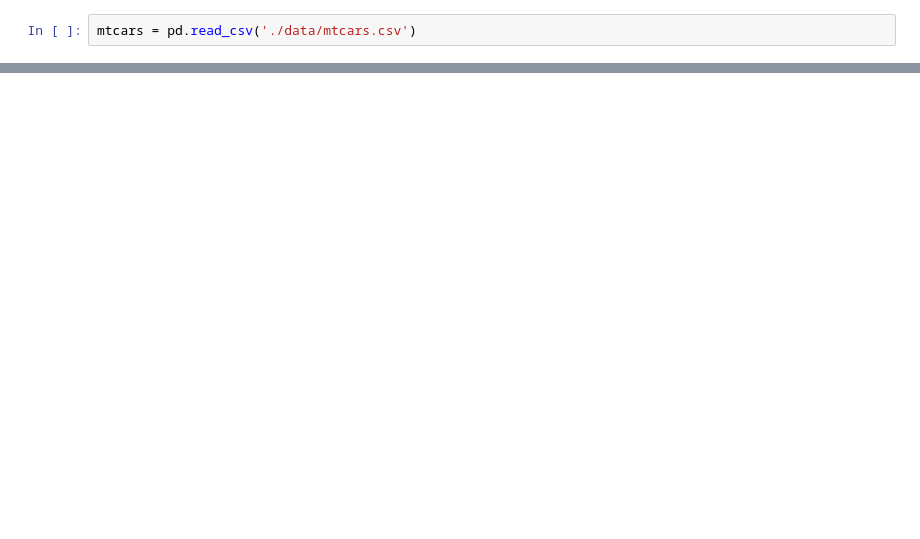
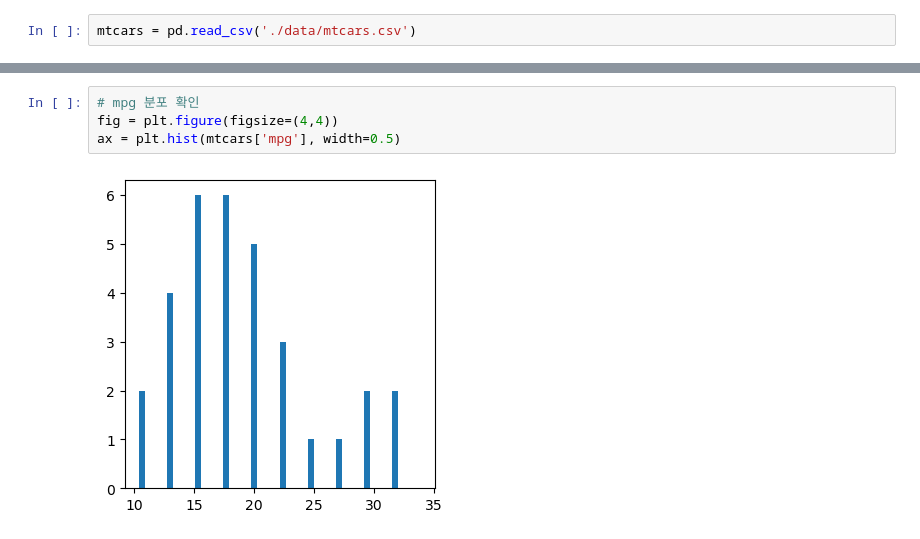
Before and after one commit to Ja-efan/DataScience, a Jupyter notebook: mtcars.ipynb, the cells around one changed output, grey strips where cells are left out. Drawn from its saved outputs; the diff is of its cells as text; blank space fills up the shorter version.

```diff
--- a/mtcars.ipynb
+++ b/mtcars.ipynb
@@ -53,0 +128,6 @@ mtcars.describe()
+# %%
+# mpg 분포 확인
+fig = plt.figure(figsize=(4,4))
+ax = plt.hist(mtcars['mpg'], width=0.5)
+# %% [output]
+[figure, added]
```
Also changed, not shown: parts of 14 cells of this notebook.
